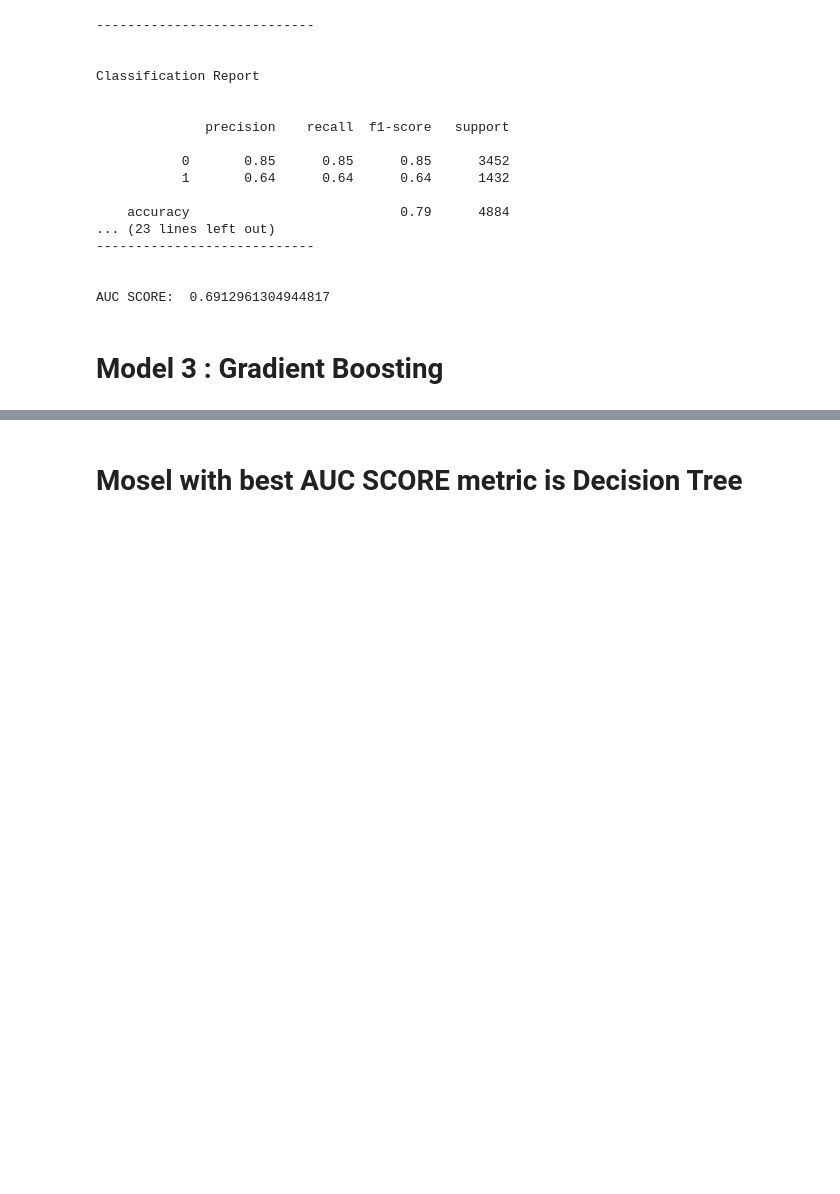
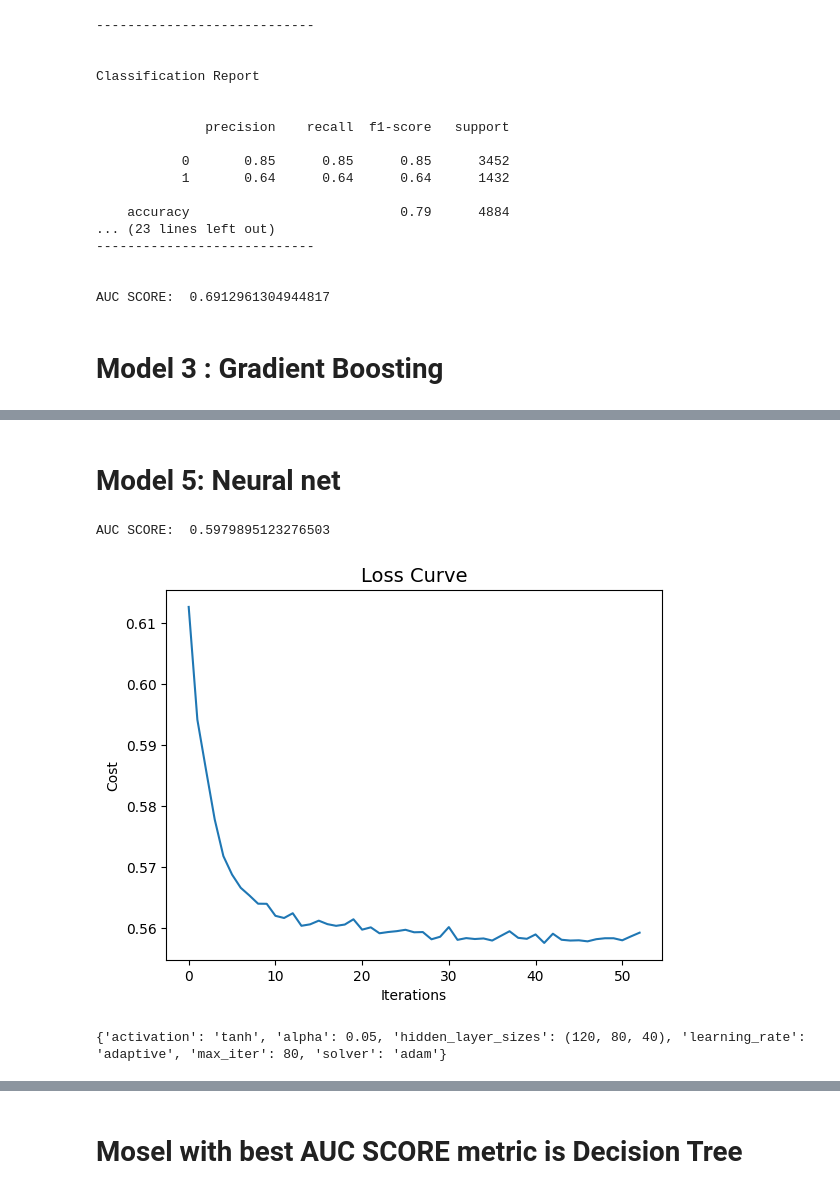
Before and after one commit to GrishkaYesenin/Spam-Classification-Challenge-ML-, a Jupyter notebook: Spam_ipnb.ipynb, the cells around one changed output, grey strips where cells are left out. Drawn from its saved outputs; the diff is of its cells as text; code cells hidden in the pictures; blank space fills up the shorter version.

```diff
--- a/Spam_ipnb.ipynb
+++ b/Spam_ipnb.ipynb
@@ -327,0 +382,24 @@ AUC SCORE:  0.6492132890402202
+# %% [markdown]
+# Model 5: Neural net
+# %%
+from sklearn.neural_network import MLPClassifier
+from sklearn.model_selection import GridSearchCV
+
+NNClf = MLPClassifier(hidden_layer_sizes=(150,100,50),
+                        max_iter = 300,activation = 'relu',
+                        solver = 'adam')
+NNClf.fit(train_X, train_y)
+preds = NNClf.predict(test_X)
+prec, rec, _ = precision_recall_curve(test_y, preds, pos_label=1)
+
+print('AUC SCORE: ', auc(rec, prec))
+# %% [output]
+AUC SCORE:  0.5979895123276503
+# %%
+plt.plot(NNClf.loss_curve_)
+plt.title("Loss Curve", fontsize=14)
+plt.xlabel('Iterations')
+plt.ylabel('Cost')
+plt.show()
+# %% [output]
+[figure, added]
@@ -327,0 +424,7 @@ AUC SCORE:  0.6492132890402202
+# %%
+grid = GridSearchCV(NNClf, param_grid, n_jobs= -1, cv=5)
+grid.fit(train_X, train_y)
+
+print(grid.best_params_)
+# %% [output]
+{'activation': 'tanh', 'alpha': 0.05, 'hidden_layer_sizes': (120, 80, 40), 'learning_rate': 'adaptive', 'max_iter': 80, 'solver': 'adam'}
```
Also changed, not shown: parts of 17 cells of this notebook.
